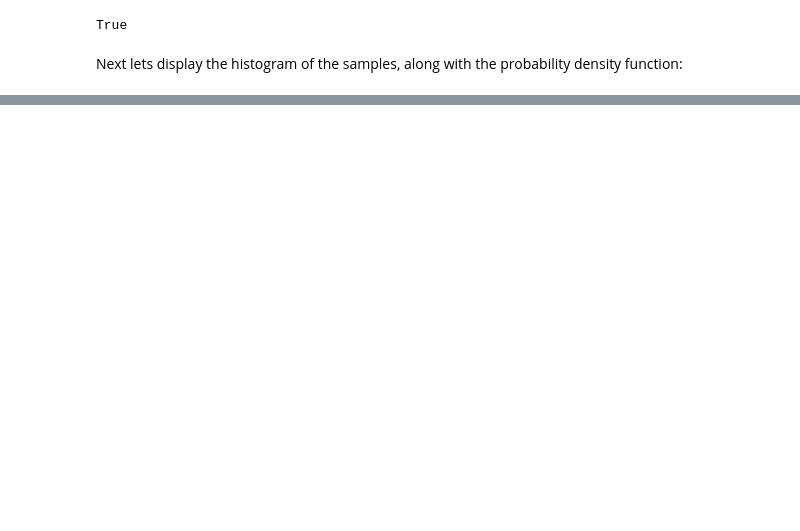
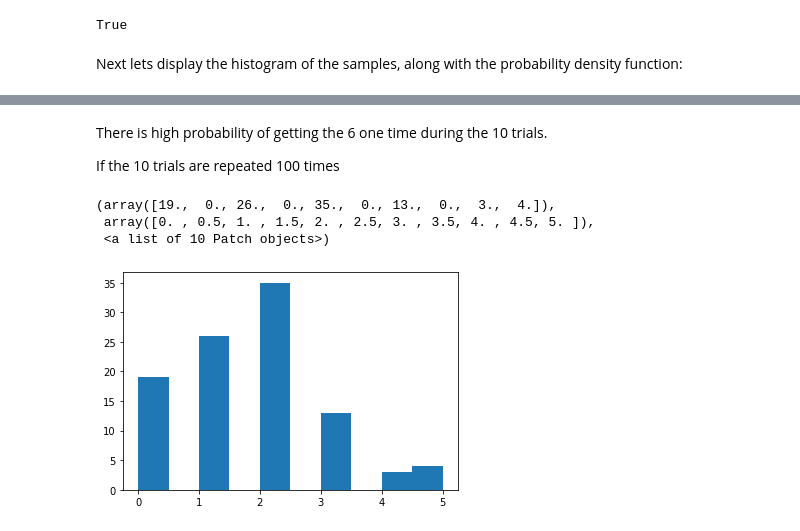
Before and after one commit to KatarzynaConnell/Numpy.random_assignment, a Jupyter notebook: numpy.random.ipynb, the cells around one changed output, grey strips where cells are left out. Saved outputs shown, nothing was run; the diff lists cells and outputs as text; code cells hidden in the pictures; blank space fills up the shorter version.

```diff
--- a/numpy.random.ipynb
+++ b/numpy.random.ipynb
@@ -499,0 +520,13 @@ plt.show()
+# %% [markdown]
+There is high probability of getting the 6 one time during the 10 trials.
+
+If the 10 trials are repeated 100 times
+# %%
+n, p = 10, 0.1667
+s = np.random.binomial(10, 0.1667, 100)
+plt.hist(s)
+# %% [output]
+(array([19.,  0., 26.,  0., 35.,  0., 13.,  0.,  3.,  4.]),
+ array([0. , 0.5, 1. , 1.5, 2. , 2.5, 3. , 3.5, 4. , 4.5, 5. ]),
+ <a list of 10 Patch objects>)
+[figure, added]
```
Also changed, not shown: parts of 30 cells of this notebook.
